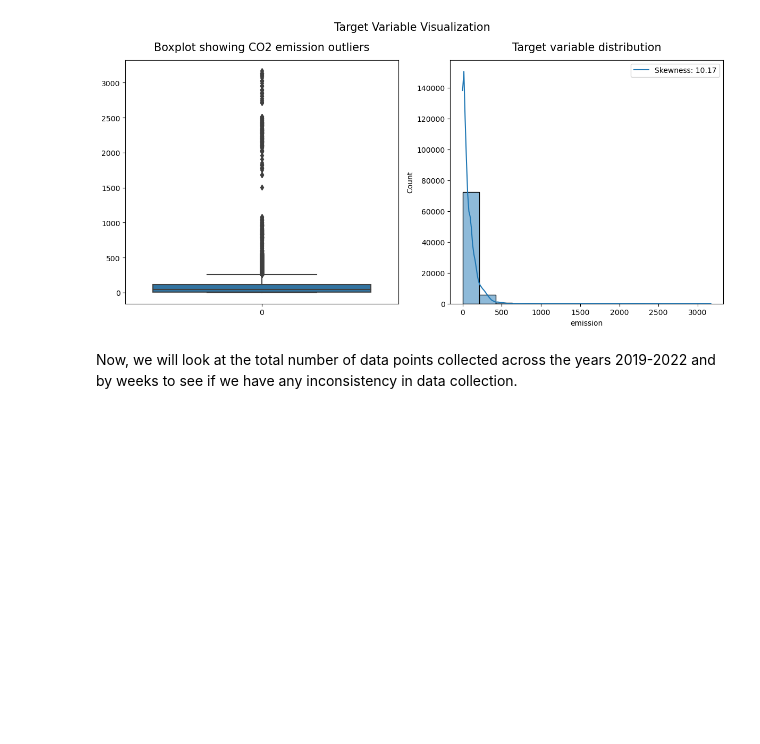
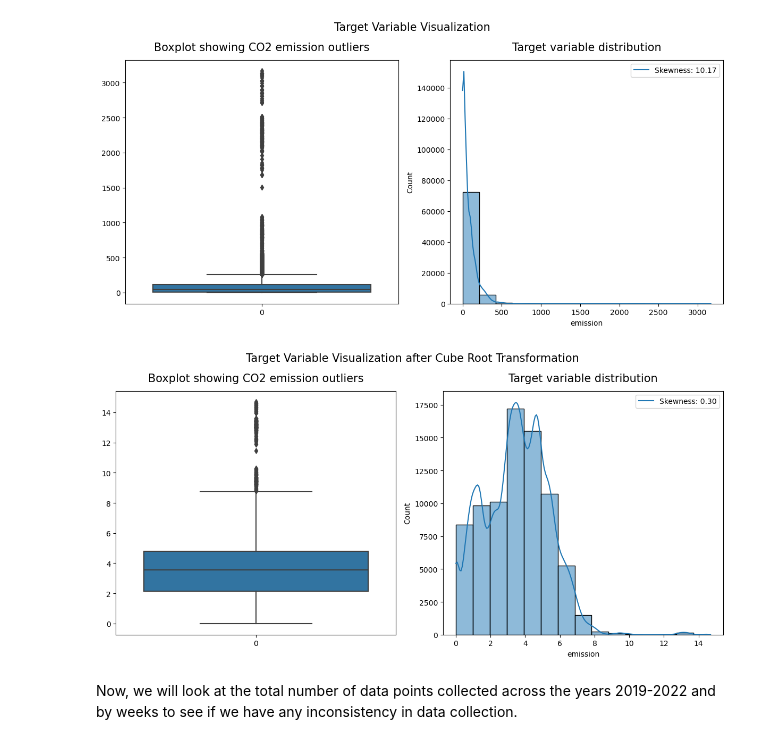
Before and after one commit to NathanDang97/Predict-Carbon-Emissions-in-Rwanda, a Jupyter notebook: Main/rwanda-carbon-prediction.ipynb, the cells around one changed output. Cells and saved outputs as stored; diff of their text form; code cells hidden in the pictures; blank space fills up the shorter version.

```diff
--- a/Main/rwanda-carbon-prediction.ipynb
+++ b/Main/rwanda-carbon-prediction.ipynb
@@ -297,6 +298,31 @@ fig.tight_layout()
 plt.show()
 # %% [output]
 [figure]
+# %%
+# Plot the distribution and outliers of the transformed target value
+fig = plt.figure(figsize=(12, 6))
+
+# Plotting in first axes - boxplot for the CO2 emissions
+axs1 = fig.add_subplot(1, 2, 1)
+axs1.set_title('Boxplot showing CO2 emission outliers', y = 1.02, fontsize = 15)
+axs1 = sns.boxplot(np.cbrt(train_clean['emission']))
+
+# Plotting in second axes - target variable distribution
+axs2 = fig.add_subplot(1, 2, 2)
+axs2.set_title('Target variable distribution', y = 1.02, fontsize = 15)
+axs2 = sns.histplot(np.cbrt(train_clean['emission']), kde = True, bins = 15)
+axs2.legend(['Skewness: {:.2f}'.format(np.cbrt(train_clean['emission']).skew())])
+
+#Adding a Title for the Overall Figure
+fig.suptitle('Target Variable Visualization after Cube Root Transformation', fontsize=15)
+
+# Adjust spacing between subplots
+fig.tight_layout()
+
+# Show the figure
+plt.show()
+# %% [output]
+[figure, added]
 # %% [markdown]
 Now, we will look at the total number of data points collected across the years 2019-2022 and by weeks to see if we have any inconsistency in data collection.
 # %%
```
Also changed, not shown: parts of 26 cells of this notebook.
